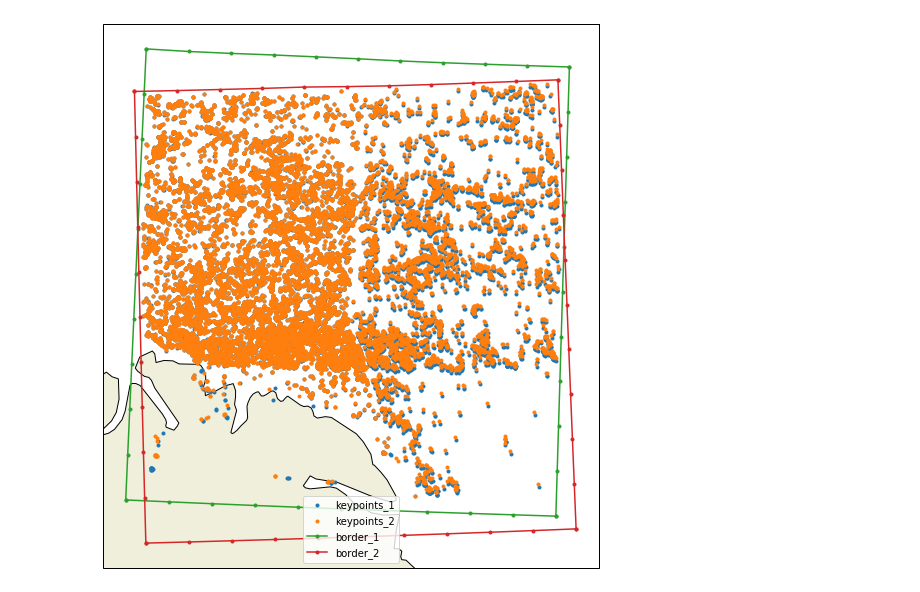
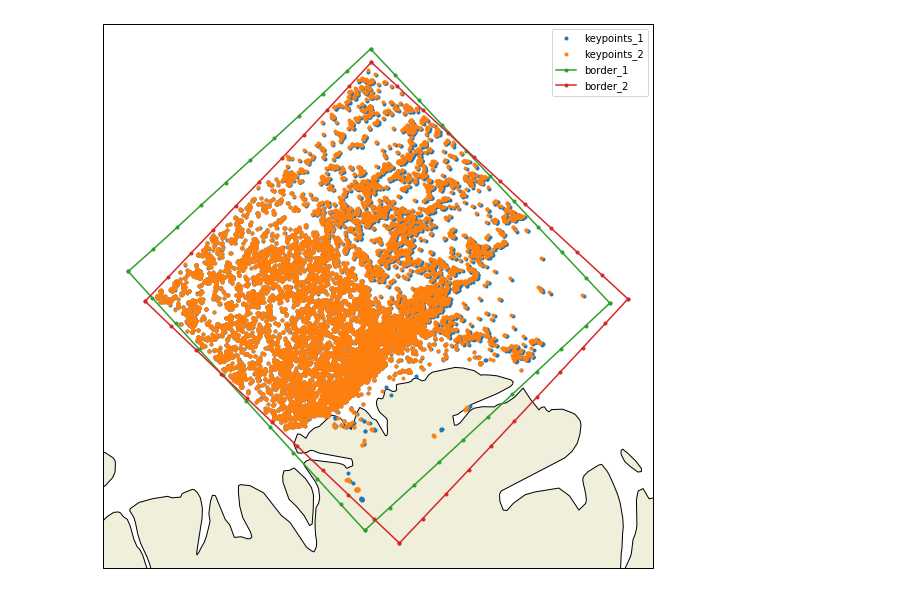
Before and after one commit to nansencenter/sea_ice_drift, a Jupyter notebook: examples/detailed.ipynb, the cells around one changed output. Saved outputs shown, nothing was run; the diff lists cells and outputs as text; code cells hidden in the pictures.

```diff
--- a/examples/detailed.ipynb
+++ b/examples/detailed.ipynb
@@ -37,27 +37,29 @@ MaxDrift filter: 20707 -> 20642
 LSTSQ filter: 20642 -> 20557
 # %%
 # Plot identified and matched keypoints in geographic coordinates
-land_50m = cfeature.NaturalEarthFeature('physical', 'land', '50m',
-                                        edgecolor='face',
-                                        facecolor=cfeature.COLORS['land'])
-
-# get vector of lon/lat coordinates for the border of images
-lon1b, lat1b = n1.get_border()
-lon2b, lat2b = n2.get_border()
 
 # convert row/column coordinates of matched features to lon/lat
 lon1ft, lat1ft = n1.transform_points(c1, r1)
 lon2ft, lat2ft = n2.transform_points(c2, r2)
 
+# get lon/lat coordinates of the border of images
+lon1b, lat1b = n1.get_border()
+lon2b, lat2b = n2.get_border()
+
+
+# get hi-res landmask
+land_50m = cfeature.NaturalEarthFeature('physical', 'land', '50m',
+                                        edgecolor='face',
+                                        facecolor=cfeature.COLORS['land'])
+
 plt.figure(figsize=(10,10))
-
-ax = plt.axes(projection=ccrs.NorthPolarStereo())
+ax = plt.axes(projection=ccrs.NorthPolarStereo(central_longitude=-45, true_scale_latitude=70))
 ax.add_feature(land_50m, zorder=0, edgecolor='black')
 ax.plot(lon1ft, lat1ft, '.', label='keypoints_1', transform=ccrs.PlateCarree())
 ax.plot(lon2ft, lat2ft, '.', label='keypoints_2', transform=ccrs.PlateCarree())
 ax.plot(lon1b, lat1b, '.-', label='border_1', transform=ccrs.PlateCarree())
 ax.plot(lon2b, lat2b, '.-', label='border_2', transform=ccrs.PlateCarree())
 ax.legend()
 plt.show()
 # %% [output]
-[figure, old version]
+[figure, new version]
```
Also changed, not shown: parts of 14 cells of this notebook, 5 other files.
